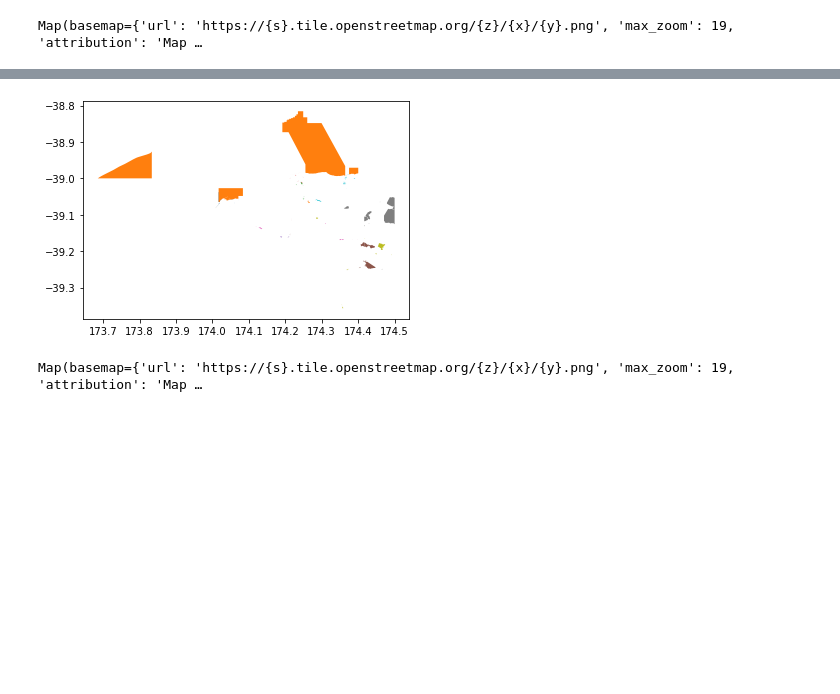
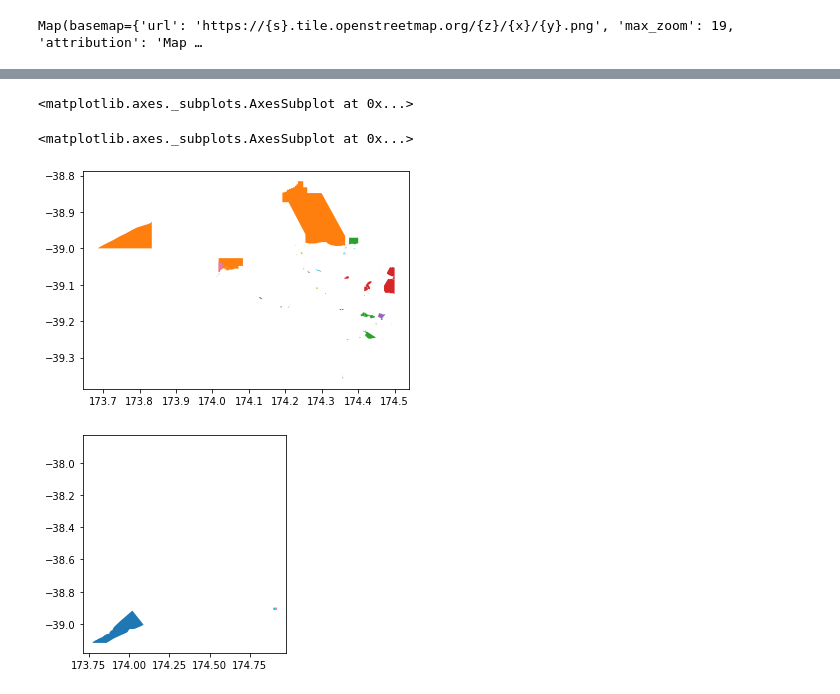
Before and after one commit to VenkataramananSelvaraju/Jupyter-Notebooks, a Jupyter notebook: Use Case/Use Case 3.ipynb, the cells around one changed output, grey strips where cells are left out. Saved outputs shown, nothing was run; the diff lists cells and outputs as text; code cells hidden in the pictures; blank space fills up the shorter version.

```diff
--- a/Use Case/Use Case 3.ipynb
+++ b/Use Case/Use Case 3.ipynb
@@ -129,3 +128,22 @@ m.add_control(LayersControl())
 m
 # %% [output]
 Map(basemap={'url': 'https://{s}.tile.openstreetmap.org/{z}/{x}/{y}.png', 'max_zoom': 19, 'attribution': 'Map …
+# %%
+import geopandas as gpd
+from requests import Request
+from owslib.wfs import WebFeatureService
+
+params = dict(
+    service='WFS',
+    version="2.0.0",
+    request='GetFeature',
+    typeName=mineral_permit_layer['name'],
+    outputFormat='geojson',
+    srsname='urn:ogc:def:crs:EPSG::4326',
+    bbox='173.56,-39.24,175.47,-36.44'
+)
+q = Request('GET', mineral_permit_layer['url'], params=params).prepare().url
+
+minerals_df = gpd.read_file(q)
+
+minerals_df.head()
@@ -184,18 +232,13 @@ res_intersection.head()
-# %%
-ax = res_intersection.plot(cmap='tab10')
-# %% [output]
-[figure, removed]
-# %%
-inntersection_geo_data = GeoData(
-    geo_dataframe=res_intersection,
-    style={'color': 'blue', 'fillColor': '#3366cc', 'opacity':0.05, 'weight':1.9, 'dashArray':'2', 'fillOpacity':0.6},
-    hover_style={'fillColor': 'red' , 'fillOpacity': 0.2},
-    name='Overlapping Area'
-)
-
-m = Map(center=(-41.2865, 174.7762), zoom=7, layout=dict(height='800px'))
-m.add_layer(inntersection_geo_data)
-
-m
-# %% [output]
-Map(basemap={'url': 'https://{s}.tile.openstreetmap.org/{z}/{x}/{y}.png', 'max_zoom': 19, 'attribution': 'Map …
+# %%
+res_petro_intersection = gpd.overlay(petroleum_df, conservation_layer_df, how='intersection')
+res_minerals_intersection = gpd.overlay(minerals_df, conservation_layer_df, how='intersection')
+
+petro_ax = res_petro_intersection.plot(cmap='tab10')
+minerals_ax = res_minerals_intersection.plot(cmap='tab10')
+
+display(petro_ax, minerals_ax)
+# %% [output]
+<matplotlib.axes._subplots.AxesSubplot at 0x...>
+<matplotlib.axes._subplots.AxesSubplot at 0x...>
+[figure, added]
+[figure, added]
```
Also changed, not shown: parts of 10 cells of this notebook, 1 other file.
